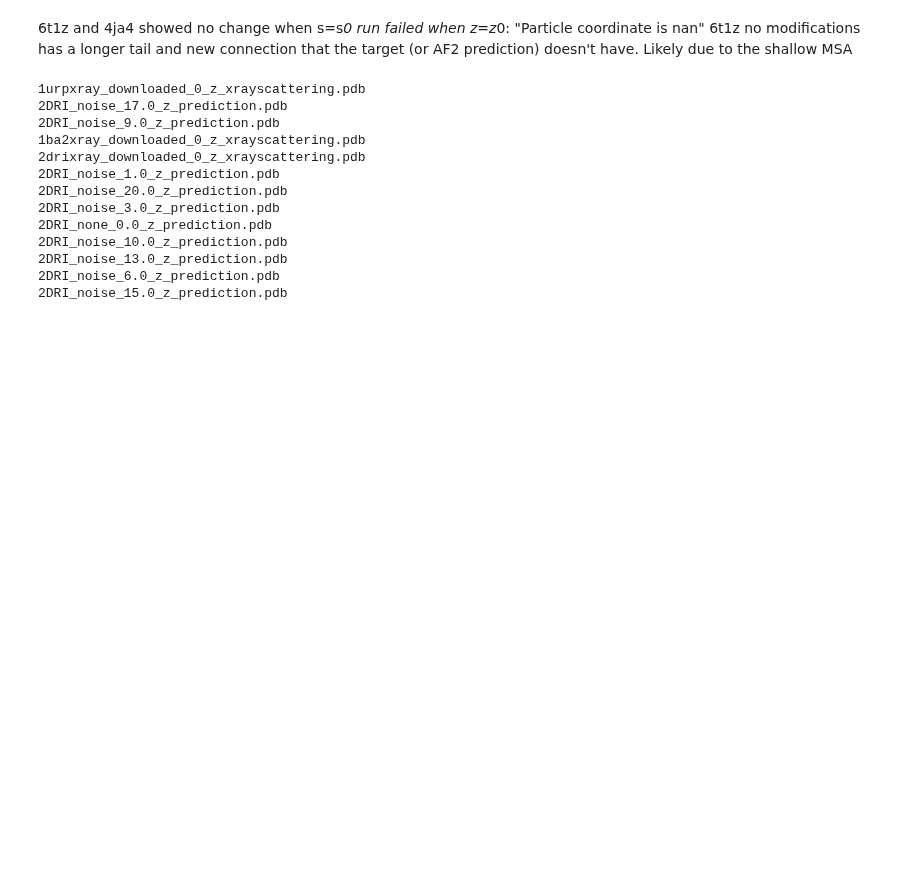
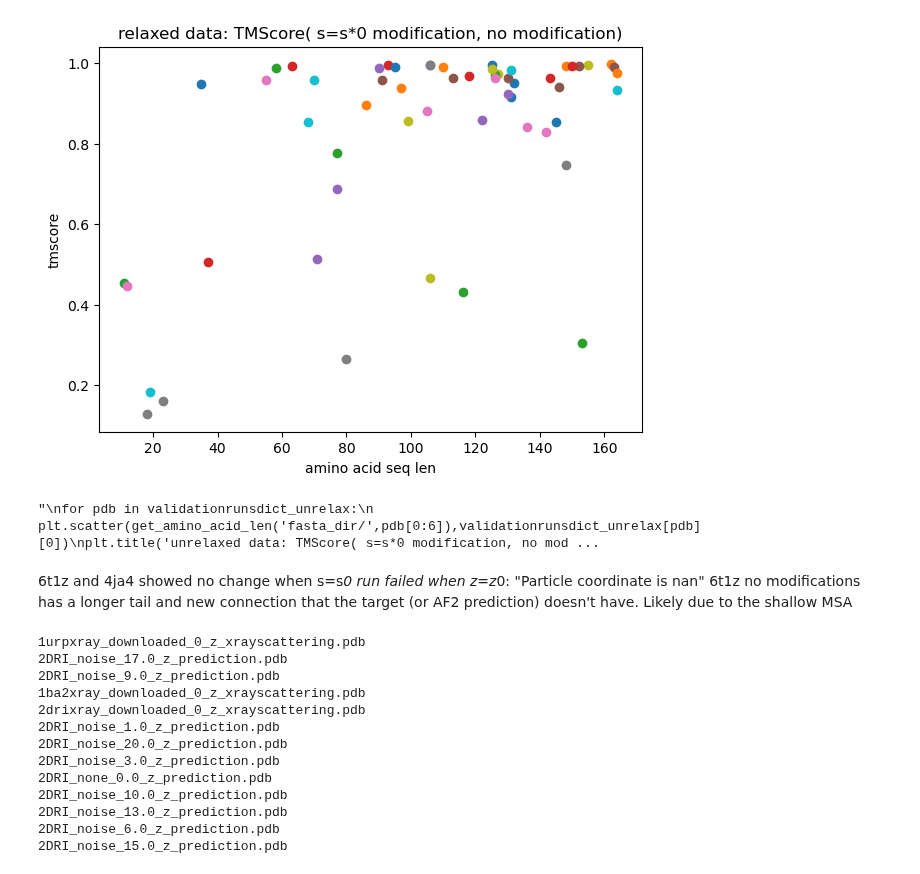
Before and after one commit to MichaelTrumbull/openfold-mt, a Jupyter notebook: compare.ipynb, the cells around one changed output. Cells and saved outputs as stored; diff of their text form; code cells hidden in the pictures; blank space fills up the shorter version.

```diff
--- a/compare.ipynb
+++ b/compare.ipynb
@@ -3,2 +87,29 @@
+# %%
+plt.rcParams['figure.figsize'] = [7, 5]
+'''
+for pdb in validationrunsdict:
+    plt.scatter(get_amino_acid_len('fasta_dir/',pdb[0:6]),validationrunsdict[pdb][0])
+plt.title('all data: TMScore( s=s*0 modification, no modification)')
+plt.xlabel('amino acid seq len')
+plt.ylabel('tmscore')
+plt.show()
+'''
+for pdb in validationrunsdict_relaxed:
+    plt.scatter(get_amino_acid_len('fasta_dir/',pdb[0:6]),validationrunsdict_relaxed[pdb][0])
+plt.title('relaxed data: TMScore( s=s*0 modification, no modification)')
+plt.xlabel('amino acid seq len')
+plt.ylabel('tmscore')
+plt.show()
+'''
+for pdb in validationrunsdict_unrelax:
+    plt.scatter(get_amino_acid_len('fasta_dir/',pdb[0:6]),validationrunsdict_unrelax[pdb][0])
+plt.title('unrelaxed data: TMScore( s=s*0 modification, no modification)')
+plt.xlabel('amino acid seq len')
+plt.ylabel('tmscore')
+plt.show()
+'''
+# %% [output]
+[figure, added]
+"\nfor pdb in validationrunsdict_unrelax:\n    plt.scatter(get_amino_acid_len('fasta_dir/',pdb[0:6]),validationrunsdict_unrelax[pdb][0])\nplt.title('unrelaxed data: TMScore( s=s*0 modification, no mod ...
 # %%
 vdatanames = [
```
Also changed, not shown: parts of 11 cells of this notebook, 1 other file.
